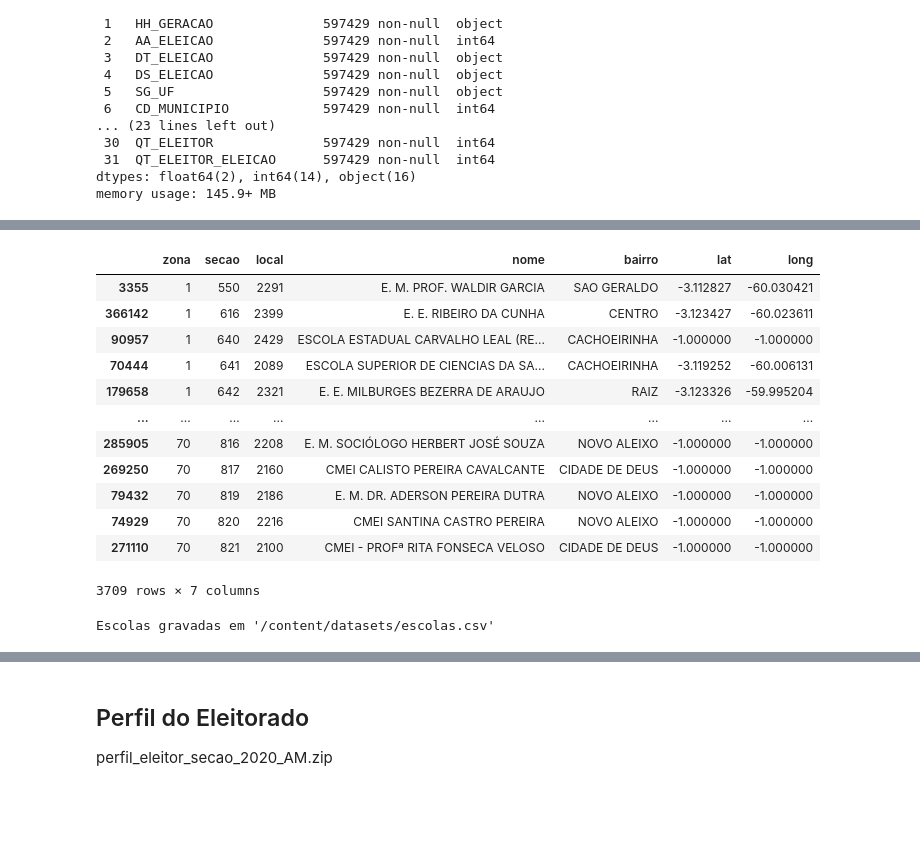
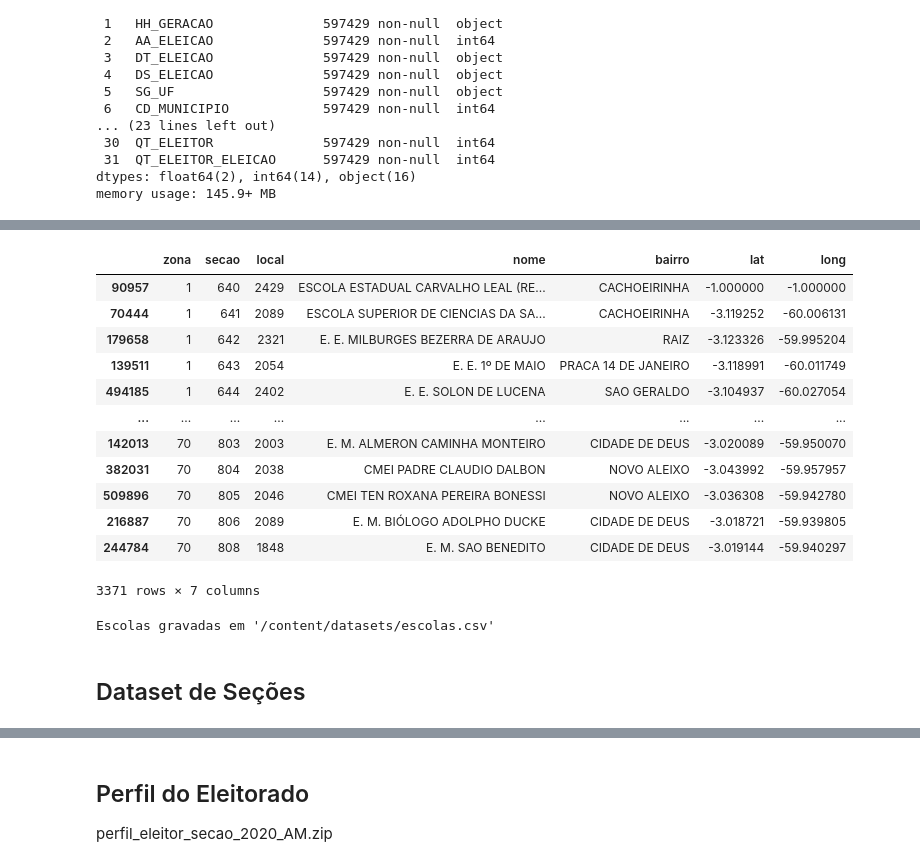
Before and after one commit to bmnds/uea-data-science-04-data-processing, a Jupyter notebook: trabalho-final/Notebook_ETL.ipynb, the cells around one changed output, grey strips where cells are left out. Saved outputs shown, nothing was run; the diff lists cells and outputs as text; code cells hidden in the pictures; blank space fills up the shorter version.

Commit message:
Iniciada a criação do dataset final de seções

```diff
--- a/trabalho-final/Notebook_ETL.ipynb
+++ b/trabalho-final/Notebook_ETL.ipynb
@@ -500,25 +515,25 @@ memory usage: 145.9+ MB
 # %%
-df_escolas = df[df.NM_MUNICIPIO.eq('MANAUS')] \
+df_escolas = df[df.NM_MUNICIPIO.eq('MANAUS') & df.DS_TIPO_SECAO_AGREGADA.eq('Principal')] \
                   [['NR_ZONA', 'NR_SECAO', 'NR_LOCAL_VOTACAO', 'NM_LOCAL_VOTACAO',
                     'NM_BAIRRO','NR_LATITUDE',	'NR_LONGITUDE']] \
                     .sort_values(['NR_ZONA', 'NR_SECAO']) \
                     .drop_duplicates()
 df_escolas.columns = ['zona', 'secao', 'local', 'nome', 'bairro', 'lat','long']
 df_escolas
 # %% [output]
 |  | zona | secao | local | nome | bairro | lat | long |
-| 3355 | 1 | 550 | 2291 | E. M. PROF. WALDIR GARCIA | SAO GERALDO | -3.112827 | -60.030421 |
-| 366142 | 1 | 616 | 2399 | E. E. RIBEIRO DA CUNHA | CENTRO | -3.123427 | -60.023611 |
 | 90957 | 1 | 640 | 2429 | ESCOLA ESTADUAL CARVALHO LEAL (RE... | CACHOEIRINHA | -1.000000 | -1.000000 |
 | 70444 | 1 | 641 | 2089 | ESCOLA SUPERIOR DE CIENCIAS DA SA... | CACHOEIRINHA | -3.119252 | -60.006131 |
 | 179658 | 1 | 642 | 2321 | E. E. MILBURGES BEZERRA DE ARAUJO | RAIZ | -3.123326 | -59.995204 |
+| 139511 | 1 | 643 | 2054 | E. E. 1º DE MAIO | PRACA 14 DE JANEIRO | -3.118991 | -60.011749 |
+| 494185 | 1 | 644 | 2402 | E. E. SOLON DE LUCENA | SAO GERALDO | -3.104937 | -60.027054 |
 | ... | ... | ... | ... | ... | ... | ... | ... |
-| 285905 | 70 | 816 | 2208 | E. M. SOCIÓLOGO HERBERT JOSÉ SOUZA | NOVO ALEIXO | -1.000000 | -1.000000 |
-| 269250 | 70 | 817 | 2160 | CMEI CALISTO PEREIRA CAVALCANTE | CIDADE DE DEUS | -1.000000 | -1.000000 |
-| 79432 | 70 | 819 | 2186 | E. M. DR. ADERSON PEREIRA DUTRA | NOVO ALEIXO | -1.000000 | -1.000000 |
-| 74929 | 70 | 820 | 2216 | CMEI SANTINA CASTRO PEREIRA | NOVO ALEIXO | -1.000000 | -1.000000 |
-| 271110 | 70 | 821 | 2100 | CMEI - PROFª RITA FONSECA VELOSO | CIDADE DE DEUS | -1.000000 | -1.000000 |
+| 142013 | 70 | 803 | 2003 | E. M. ALMERON CAMINHA MONTEIRO | CIDADE DE DEUS | -3.020089 | -59.950070 |
+| 382031 | 70 | 804 | 2038 | CMEI PADRE CLAUDIO DALBON | NOVO ALEIXO | -3.043992 | -59.957957 |
+| 509896 | 70 | 805 | 2046 | CMEI TEN ROXANA PEREIRA BONESSI | NOVO ALEIXO | -3.036308 | -59.942780 |
+| 216887 | 70 | 806 | 2089 | E. M. BIÓLOGO ADOLPHO DUCKE | CIDADE DE DEUS | -3.018721 | -59.939805 |
+| 244784 | 70 | 808 | 1848 | E. M. SAO BENEDITO | CIDADE DE DEUS | -3.019144 | -59.940297 |
-3709 rows × 7 columns
+3371 rows × 7 columns
 # %%
 filename = '/content/datasets/escolas.csv'
 df_escolas.to_csv(filename)
@@ -527,0 +546,2 @@ Escolas gravadas em '/content/datasets/escolas.csv'
+# %% [markdown]
+## Dataset de Seções
```
Also changed, not shown: parts of 34 cells of this notebook.
